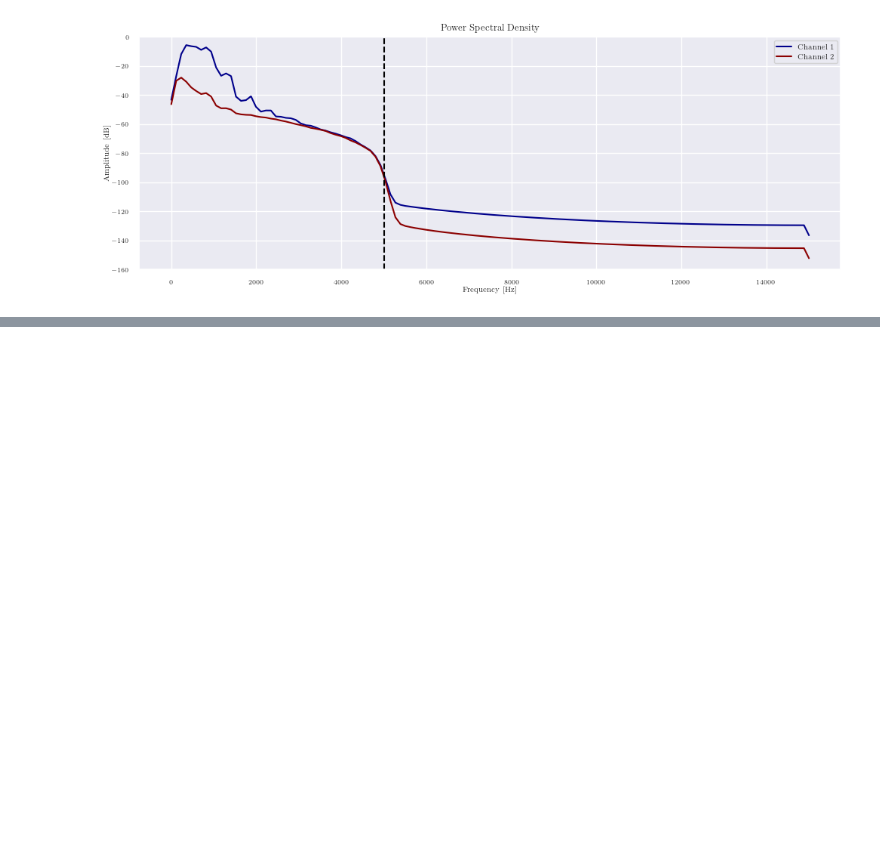
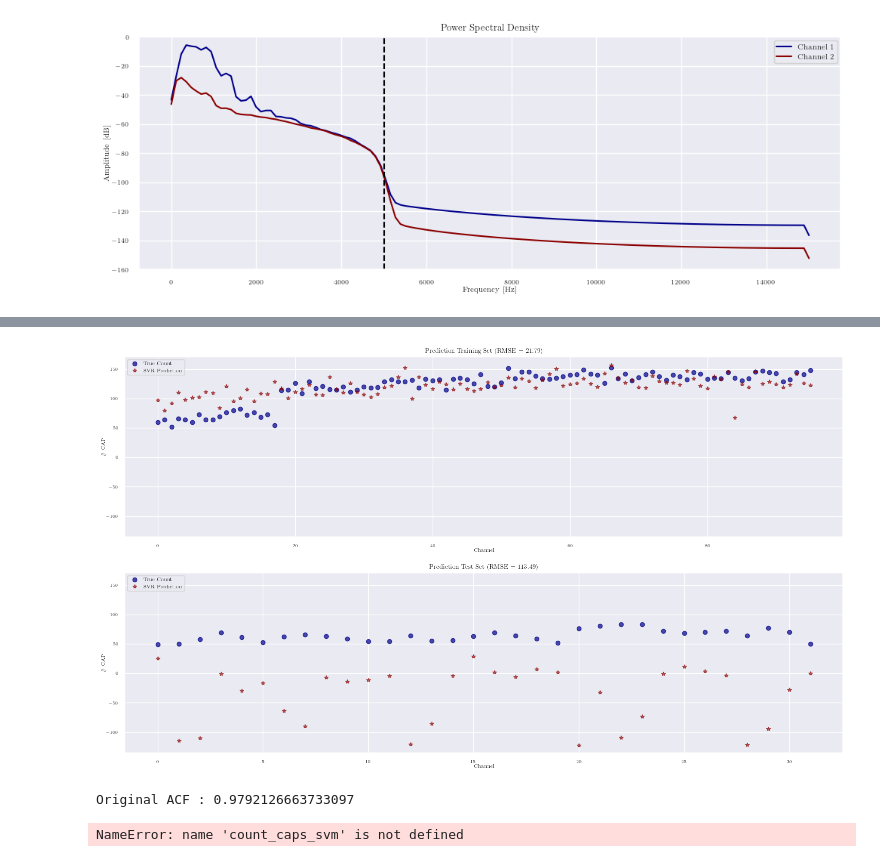
Before and after one commit to TheresaDF/NeuronSpikeEye, a Jupyter notebook: src/visualizations/SVR.ipynb, the cells around one changed output, grey strips where cells are left out. Drawn from its saved outputs; the diff is of its cells as text; code cells hidden in the pictures; blank space fills up the shorter version.

```diff
--- a/src/visualizations/SVR.ipynb
+++ b/src/visualizations/SVR.ipynb
@@ -177,0 +232,52 @@ savefig(fig, "svm_psd", width = 6, height = 1.8)
+# %%
+# initialize SVR model
+svr = SVR(kernel = "linear", C = 800)
+
+# fit model
+svr.fit(X_, y_)
+
+# Predict
+y_pred_train = svr.predict(X_) * y_max
+y_pred = svr.predict(X_test_) * y_max
+
+# compute RMSE
+rmse_train = np.round(np.sqrt(np.mean((y - y_pred_train)**2)), 2)
+rmse_test = np.round(np.sqrt(np.mean((y_test - y_pred)**2)), 2)
+
+fig, ax = plt.subplots(2, 1, figsize = (18, 10), sharey=True)
+ax[0].plot(np.arange(len(y)), y_ * y_max, 'o', color="darkblue", label="True Count", alpha=0.7)
+ax[0].plot(np.arange(len(y)), y_pred_train, '*', color="darkred", label="SVR Prediction", alpha = 0.6)
+ax[0].set_title("Prediction Training Set (RMSE = {})".format(rmse_train))
+
+ax[1].plot(np.arange(len(y_test)), y_test_ * y_max, 'o', color="darkblue", label="True Count", alpha=0.7)
+ax[1].plot(np.arange(len(y_test)), y_pred, '*', color="darkred", label="SVR Prediction", alpha = 0.6)
+ax[1].set_title("Prediction Test Set (RMSE = {})".format(rmse_test))
+
+# [a.set_ylim([3.5, 5.5]) for a in ax]
+[a.set_xlabel("Channel") for a in ax]
+[a.set_ylabel(r"\# CAP") for a in ax]
+[a.legend(loc = "upper left") for a in ax]
+
+plt.show()
+# %% [output]
+[figure, added]
+# %%
+from src.model.svm_model import count_caps_svm
+import os
+from src.data.create_simulated_data import SimulateData
+from src.data.preprocess_utils import filter
+os.chdir('../../src/data')
+simulator_train = SimulateData(SNR = 0, noise_params=[200, 1, 10, 20])
+simulator_test = SimulateData(SNR = 0, noise_params=[200, 1, 10, 20])
+simulator_train.construct_signal()
+simulator_test.construct_signal()
+
+filtered_signal_train, _ = filter(simulator_train.signal)
+filtered_signal, _ = filter(simulator_test.signal)
+# %% [output]
+Original ACF : 0.9792126663733097
+# %%
+estimated_caps_svm = count_caps_svm(simulator_train, filtered_signal_train, filtered_signal)
+estimated_caps_svm
+# %% [output]
+NameError: name 'count_caps_svm' is not defined
```
Also changed, not shown: parts of 3 cells of this notebook, 2 other files.
